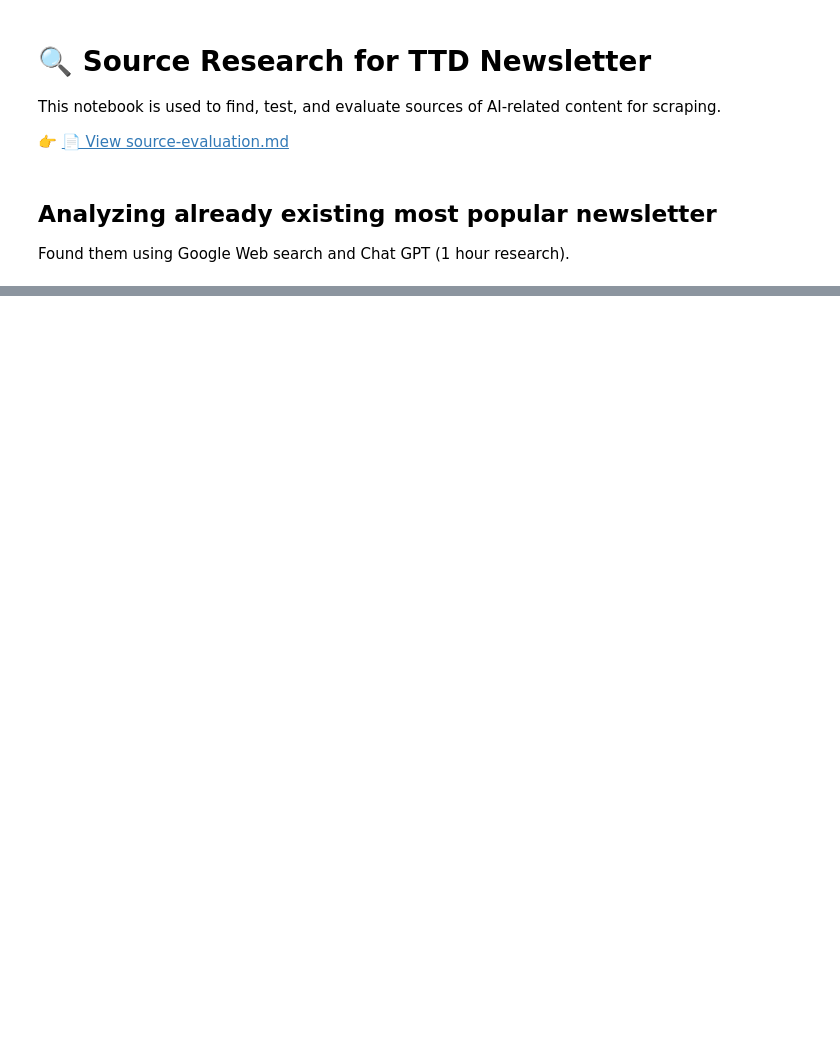
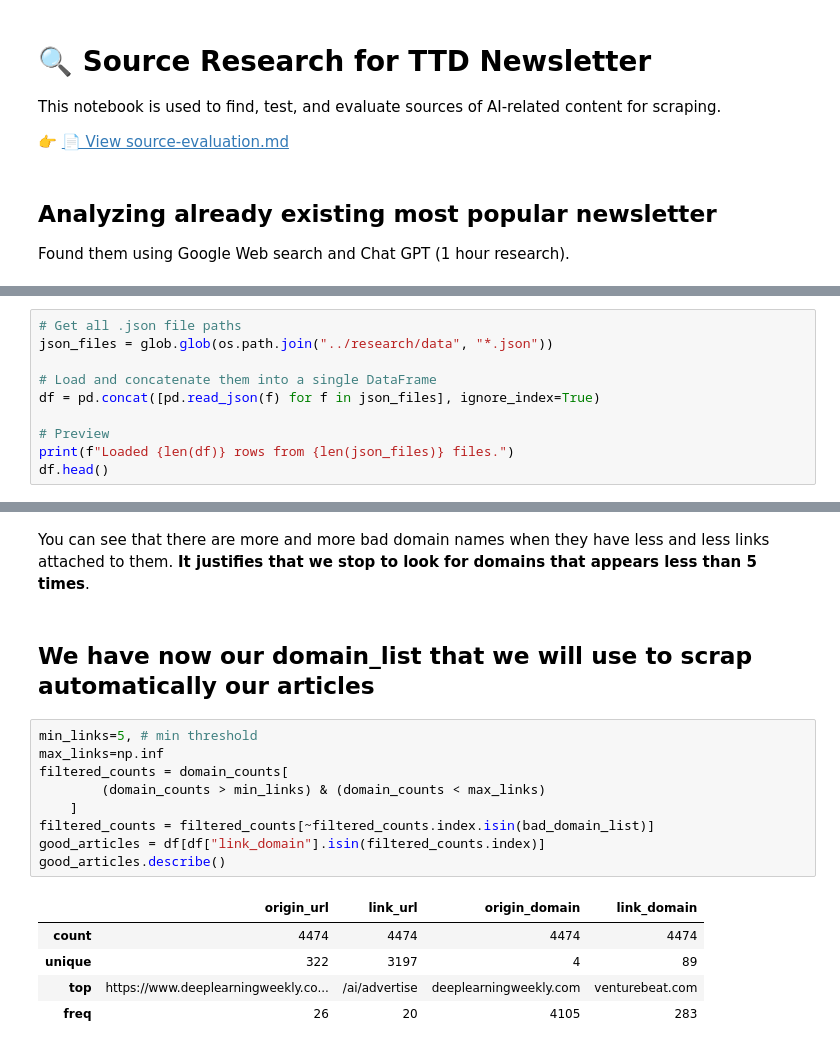
Before and after one commit to mcrilo33/hex_machina, a Jupyter notebook: notebooks/source_research.ipynb, the cells around one changed output, grey strips where cells are left out. Saved outputs shown, nothing was run; the diff lists cells and outputs as text; blank space fills up the shorter version.

Commit message:
build scraper for the top selected newsletters and analyze scraped articles.

```diff
--- a/notebooks/source_research.ipynb
+++ b/notebooks/source_research.ipynb
@@ -49,0 +55,10 @@ print(selected_newsletters)
+# %%
+# Get all .json file paths
+json_files = glob.glob(os.path.join("../research/data", "*.json"))
+
+# Load and concatenate them into a single DataFrame
+df = pd.concat([pd.read_json(f) for f in json_files], ignore_index=True)
+
+# Preview
+print(f"Loaded {len(df)} rows from {len(json_files)} files.")
+df.head()
@@ -49,0 +233,19 @@ print(selected_newsletters)
+# %% [markdown]
+You can see that there are more and more bad domain names when they have less and less links attached to them. **It justifies that we stop to look for domains that appears less than 5 times**.
+# %% [markdown]
+## We have now our domain_list that we will use to scrap automatically our articles
+# %%
+min_links=5, # min threshold
+max_links=np.inf
+filtered_counts = domain_counts[
+        (domain_counts > min_links) & (domain_counts < max_links)
+    ]
+filtered_counts = filtered_counts[~filtered_counts.index.isin(bad_domain_list)]
+good_articles = df[df["link_domain"].isin(filtered_counts.index)]
+good_articles.describe()
+# %% [output]
+|  | origin_url | link_url | origin_domain | link_domain |
+| count | 4474 | 4474 | 4474 | 4474 |
+| unique | 322 | 3197 | 4 | 89 |
+| top | https://www.deeplearningweekly.co... | /ai/advertise | deeplearningweekly.com | venturebeat.com |
+| freq | 26 | 20 | 4105 | 283 |
```
Also changed, not shown: parts of 11 cells of this notebook, 6 other files.
